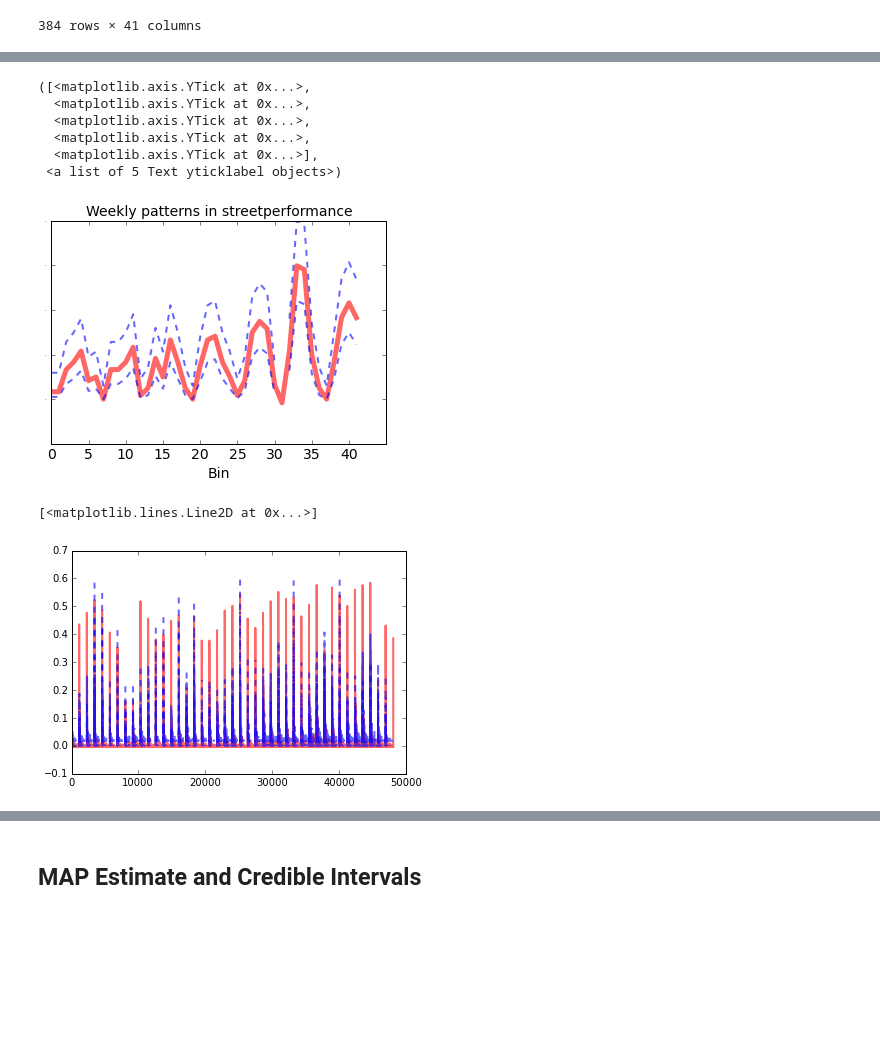
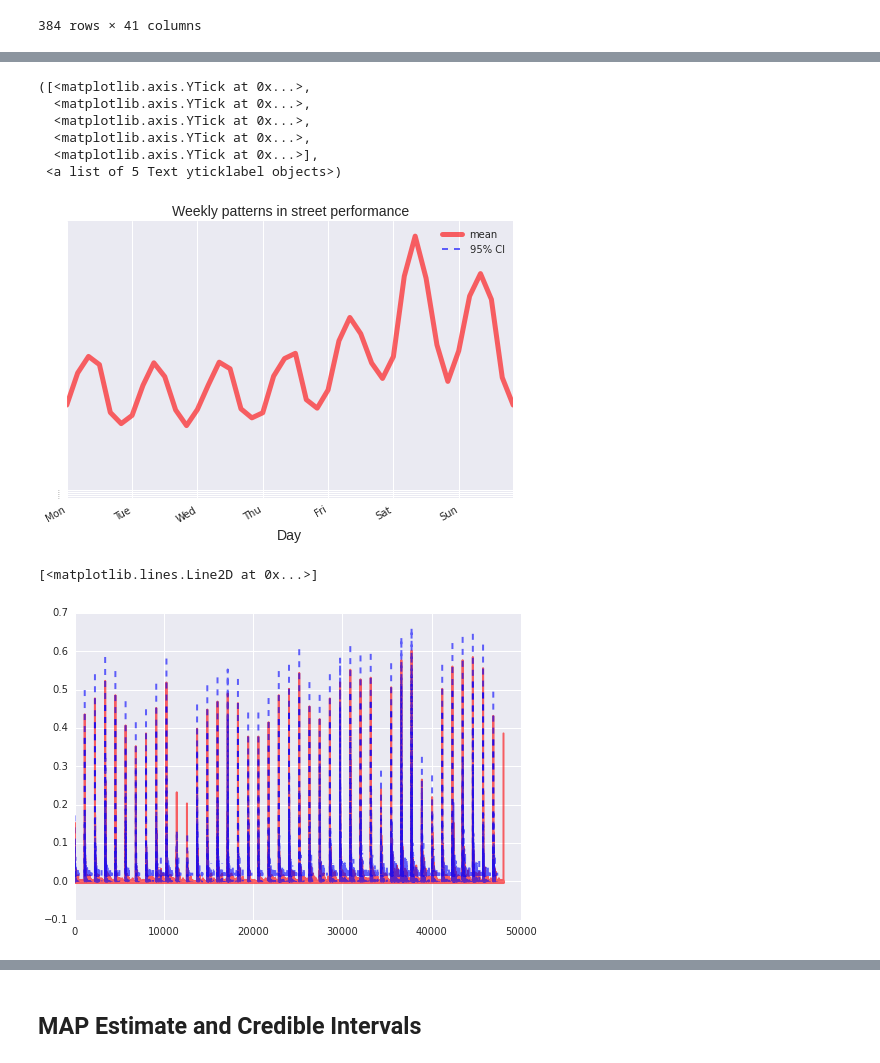
Before and after one commit to mdnip/InsightProject, a Jupyter notebook: San Francisco.ipynb, the cells around one changed output, grey strips where cells are left out. Drawn from its saved outputs; the diff is of its cells as text; code cells hidden in the pictures; blank space fills up the shorter version.

```diff
--- a/San Francisco.ipynb
+++ b/San Francisco.ipynb
@@ -63,7 +63,7 @@ sf_df = df[(df.lat <= filter_coord['ul_lat']) & (df.longitude <= filter_coord['u
 
 sf_df = sf_df.reset_index()
 # %%
-#sf_df = df
+sf_df = df
 
 Xtrain = np.vstack((sf_df.longitude, sf_df.lat)).T
 Xtrain *= np.pi/180
@@ -237,16 +237,19 @@ for day in xrange(0,7):
         time_bins.append(datetime.datetime(year = 2015, month = 10, day = 5 + day, hour = 4*hour_bin))
 
 
-print time_bins
+#print time_bins
 
 import seaborn as sns
 
 #print ts_binned.reset_index().columns
 ts_binned[5,1] = 0
 
-#print ts_binned.columns
+time_bins = pd.Series(time_bins)
+#time_bins = time_bins.apply(lambda x: x.weekday)
+#time_bins.columns = 'days'
+
 
 sns.tsplot(data = ts_binned.values,
-           time = time_bins)
-sns.axlabel('time', 'probability')
+           time = time_bins.values)
+sns.axlabel('time', 'Probability')
 # %% [output]
@@ -261,6 +267,7 @@ len(ts_binned.columns)
 # %%
 np.timedelta64.
 # %%
+import matplotlib.dates as mdates
 # Compute occupancy probability over all San Francisco
 from scipy.stats import beta
 
@@ -270,40 +277,56 @@ day_bins = np.zeros([7,24/time_bin_hours])
 
 #for ii in xrange(0,7):
 #    day_bins[ii] = np.zeros(24)
 
 for ii in occupancy.index:
      day_bins[int(occupancy.loc[ii]['day_of_week'])][int(occupancy.loc[ii]['hour_of_day'])] = occupancy.loc[ii]['year']
 
 l, u, md = zeros(7*24/time_bin_hours), zeros(7*24/time_bin_hours), zeros(7*24/time_bin_hours)
 
 day_bins = day_bins.reshape([7*24/time_bin_hours])
 
 for ii in xrange(0,7*24/time_bin_hours):
 
     a, b = day_bins[ii], 243-day_bins[ii]  #243
 
     alpha = .05
 
     l[ii] = beta.ppf(alpha / 2, a=a, b=b)
     u[ii] = beta.ppf(1 - alpha / 2, a=a, b=b)
     md[ii] = np.divide(a - 1, a + b - 2)
 
+#mondays = mdates.WeekdayLocator(mdates.MONDAY)        # major ticks on the mondays
+alldays = mdates.DayLocator()              # minor ticks on the days
+hourFormatter = mdates.DateFormatter('%a')  # e.g., Jan 12
+dayFormatter = mdates.DateFormatter('%A')      # e.g., 12
+
 fig, ax = plt.subplots(1,1)
-ax.plot(range(0,7*24/4), md, 'r-', lw=5, alpha=0.6,)
-ax.plot(range(0,7*24/4), l, 'b--', lw=2, alpha=0.6,)
-ax.plot(range(0,7*24/4), u, 'b--', lw=2, alpha=0.6,)
-plt.title("Weekly patterns in streetperformance", fontsize = 14)
-plt.xlabel("Bin", fontsize = 14)
-plt.xticks(range(0,45,5), fontsize=14)
+fig.autofmt_xdate()
+mn = ax.plot(time_bins.values, md, 'r-', lw=5, alpha=0.6, label = 'mean')
+cil = ax.plot(time_bins.values, l, 'b--', lw=2, alpha=0.6, label = '95% CI')
+ciu = ax.plot(time_bins.values, u, 'b--', lw=2, alpha=0.6,)
+ax.legend()
+ax.fmt_xdata = mdates.DateFormatter('%A')
+
+#ax.xaxis.set_major_locator(alldays)
+ax.xaxis.set_major_locator(alldays)
+ax.xaxis.set_major_formatter(hourFormatter)
+#ax.xaxis.set_minor_locator(mondays)
+
+#ax.fill_between(range(0,7*24/4),md,l,facecolor = 'b')
+#ax.fill_between(range(0,7*24/4),u,md,facecolor = 'b')
+plt.title("Weekly patterns in street performance", fontsize = 14)
+plt.xlabel("Day", fontsize = 14)
+#plt.xticks(range(0,45,5), fontsize=14)
 plt.yticks([0,.05,.1,.15,.2], fontsize=0)
 # %% [output]
 ([<matplotlib.axis.YTick at 0x...>,
   <matplotlib.axis.YTick at 0x...>,
   <matplotlib.axis.YTick at 0x...>,
   <matplotlib.axis.YTick at 0x...>,
   <matplotlib.axis.YTick at 0x...>],
  <a list of 5 Text yticklabel objects>)
-[figure, old version]
+[figure, new version]
 # %%
 # Compute occupancy probability PER CLUSTER
 from scipy.stats import beta
@@ -338,7 +361,7 @@ ax.plot(range(0,bins_in_week*n_clusters_), l, 'b--', lw=2, alpha=0.6)
 ax.plot(range(0,bins_in_week*n_clusters_), u, 'b--', lw=2, alpha=0.6)
 # %% [output]
 [<matplotlib.lines.Line2D at 0x...>]
-[figure, old version]
+[figure, new version]
 # %%
 fig, ax = plt.subplots(1,1)
 ax.plot(range(0,bins_in_week), md[:bins_in_week], 'r-', lw=2, alpha=0.6)
```
Also changed, not shown: parts of 7 cells of this notebook, 3 other files.
